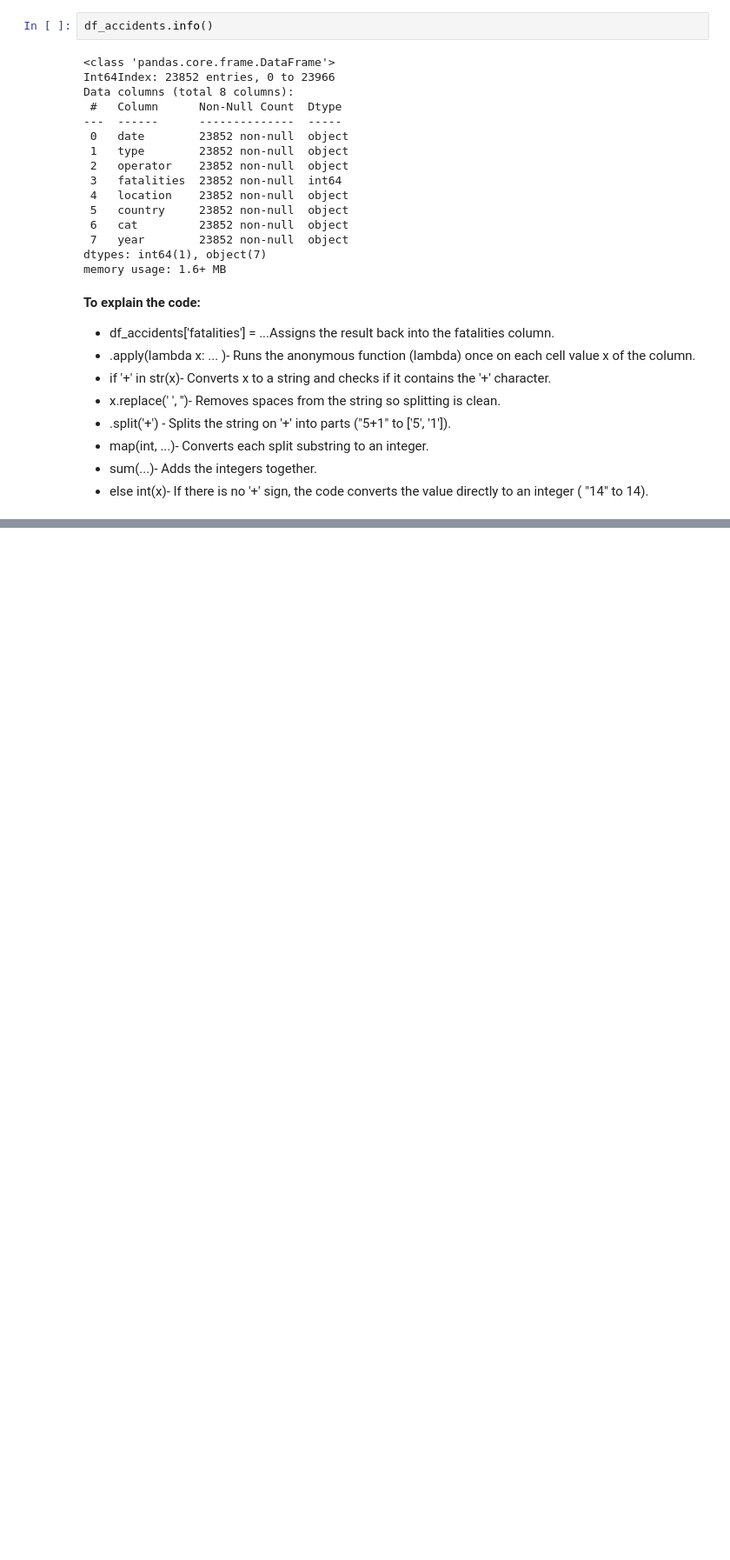
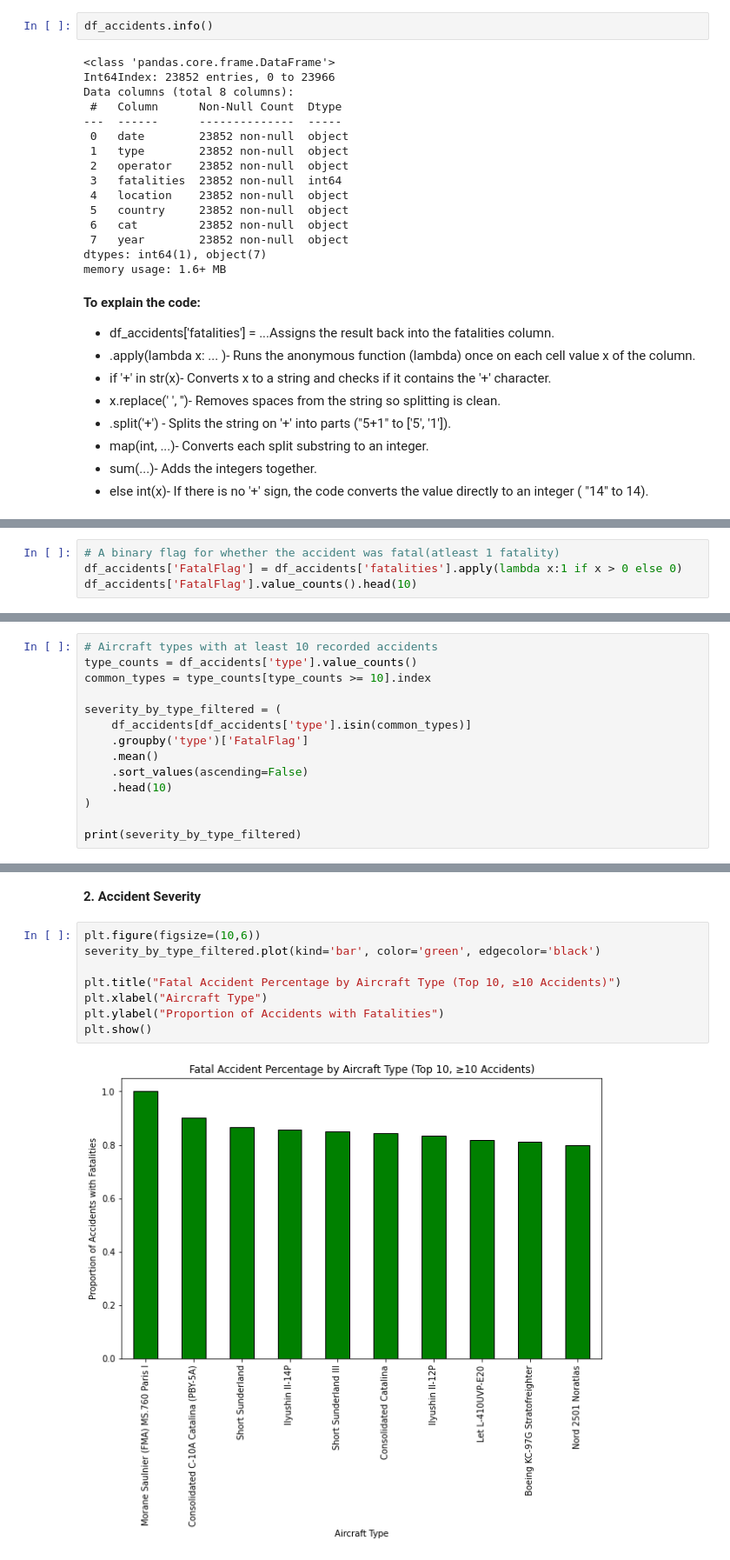
Before and after one commit to sheillamacharia/aviation_risk_insights, a Jupyter notebook: aviation_accident_data.ipynb, the cells around one changed output, grey strips where cells are left out. Shown at 87% size. Cells and saved outputs as stored; diff of their text form; blank space fills up the shorter version.

```diff
--- a/aviation_accident_data.ipynb
+++ b/aviation_accident_data.ipynb
@@ -335,0 +408,4 @@ memory usage: 1.6+ MB
+# %%
+# A binary flag for whether the accident was fatal(atleast 1 fatality)
+df_accidents['FatalFlag'] = df_accidents['fatalities'].apply(lambda x:1 if x > 0 else 0)
+df_accidents['FatalFlag'].value_counts().head(10)
@@ -335,0 +416,14 @@ memory usage: 1.6+ MB
+# %%
+# Aircraft types with at least 10 recorded accidents
+type_counts = df_accidents['type'].value_counts()
+common_types = type_counts[type_counts >= 10].index
+
+severity_by_type_filtered = (
+    df_accidents[df_accidents['type'].isin(common_types)]
+    .groupby('type')['FatalFlag']
+    .mean()
+    .sort_values(ascending=False)
+    .head(10)
+)
+
+print(severity_by_type_filtered)
@@ -335,0 +551,12 @@ memory usage: 1.6+ MB
+# %% [markdown]
+**2. Accident Severity**
+# %%
+plt.figure(figsize=(10,6))
+severity_by_type_filtered.plot(kind='bar', color='green', edgecolor='black')
+
+plt.title("Fatal Accident Percentage by Aircraft Type (Top 10, ≥10 Accidents)")
+plt.xlabel("Aircraft Type")
+plt.ylabel("Proportion of Accidents with Fatalities")
+plt.show()
+# %% [output]
+[figure, added]
```
Also changed, not shown: parts of 35 cells of this notebook.
